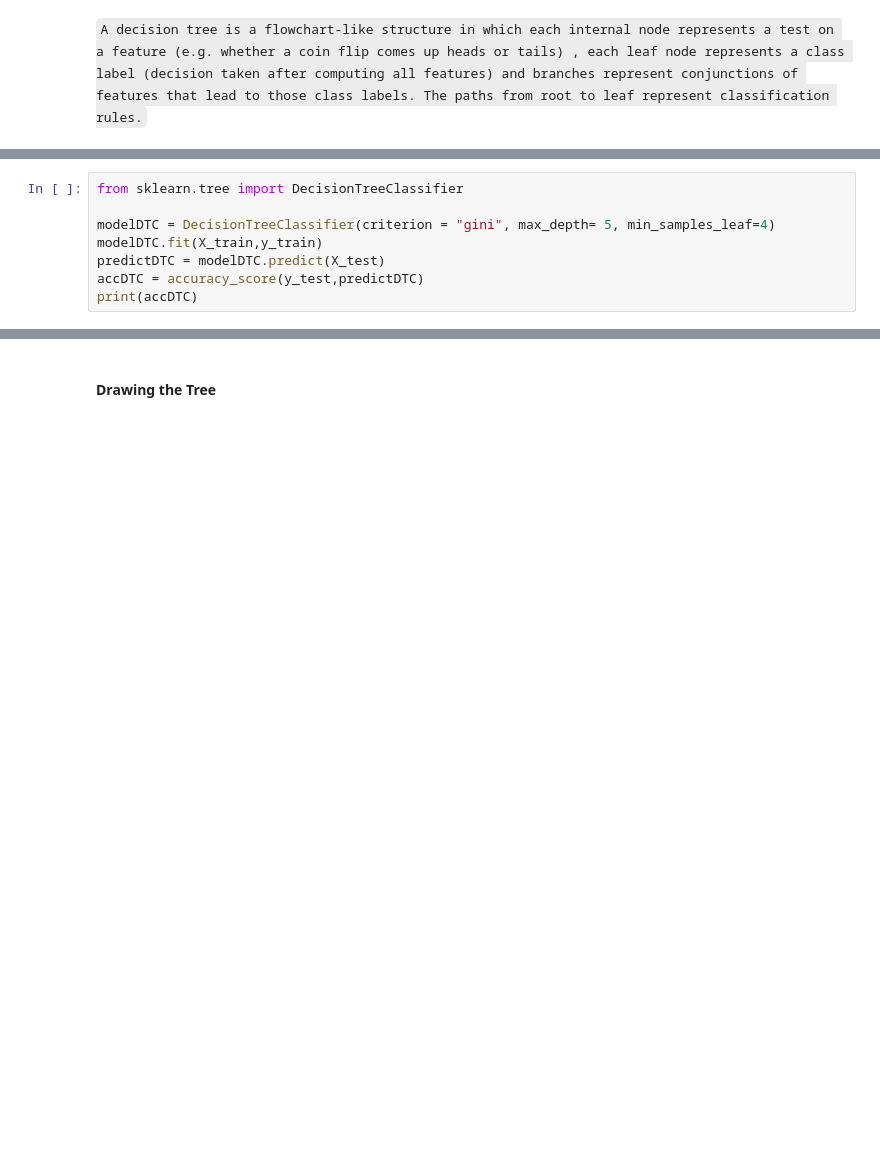
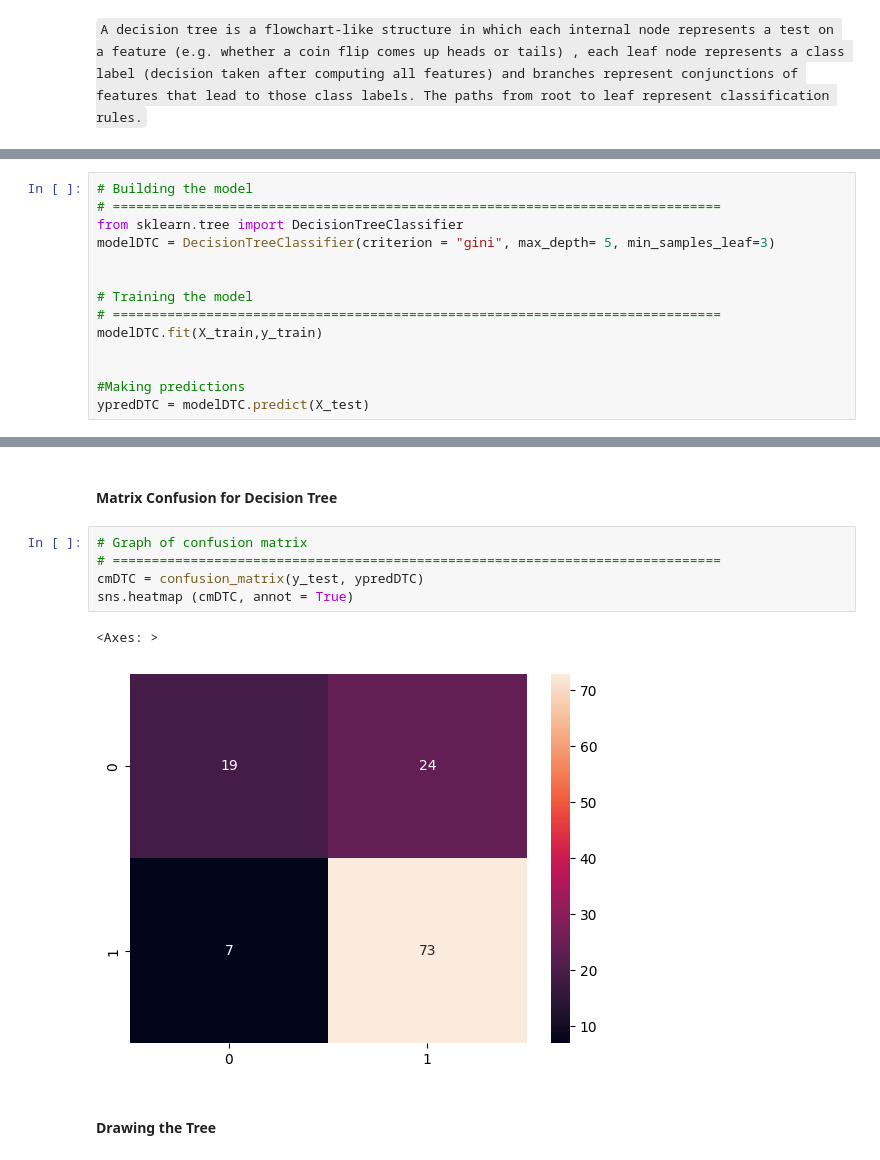
Before and after one commit to Supeernov-a/Loan-Prediction, a Jupyter notebook: Project_Loan_Predictions.ipynb, the cells around one changed output, grey strips where cells are left out. Drawn from its saved outputs; the diff is of its cells as text; blank space fills up the shorter version.

```diff
--- a/Project_Loan_Predictions.ipynb
+++ b/Project_Loan_Predictions.ipynb
@@ -731,8 +730,14 @@ DecisionTreeClassifier(max_depth=5, min_samples_leaf=4)
 # %%
+# Building the model
+# ==============================================================================
 from sklearn.tree import DecisionTreeClassifier
+modelDTC = DecisionTreeClassifier(criterion = "gini", max_depth= 5, min_samples_leaf=3)
 
-modelDTC = DecisionTreeClassifier(criterion = "gini", max_depth= 5, min_samples_leaf=4)
+
+# Training the model
+# ==============================================================================
 modelDTC.fit(X_train,y_train)
-predictDTC = modelDTC.predict(X_test)
-accDTC = accuracy_score(y_test,predictDTC)
-print(accDTC)
+
+
+#Making predictions
+ypredDTC = modelDTC.predict(X_test)
@@ -741,3 +764,13 @@ print(accDTC)
+# %% [markdown]
+#### Matrix Confusion for Decision Tree
+# %%
+# Graph of confusion matrix
+# ==============================================================================
+cmDTC = confusion_matrix(y_test, ypredDTC)
+sns.heatmap (cmDTC, annot = True)
+# %% [output]
+<Axes: >
+[figure, added]
 # %% [markdown]
 #### Drawing the Tree
 # %%
```
Also changed, not shown: parts of 80 cells of this notebook.
